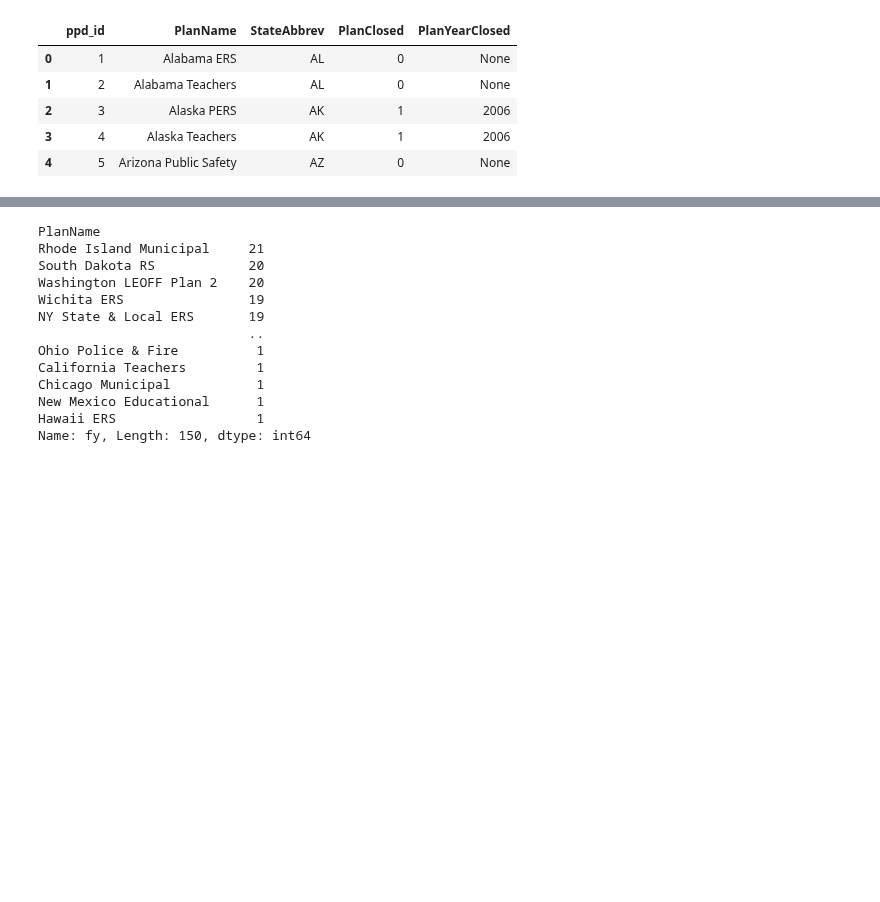
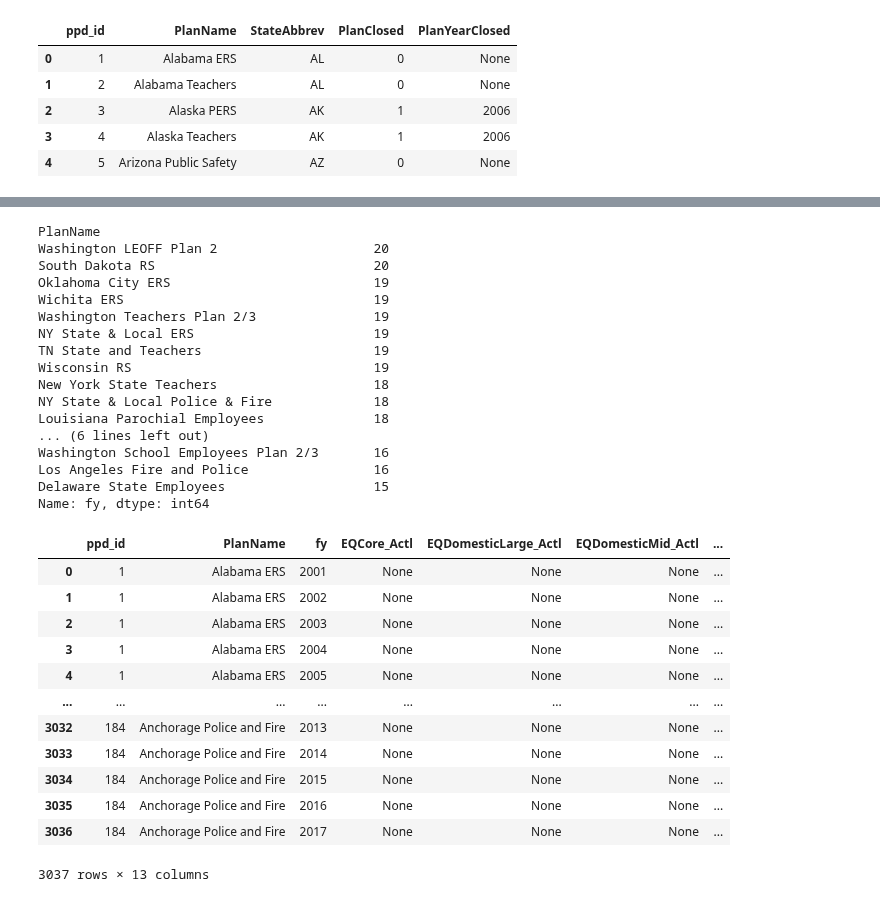
Before and after one commit to DeltaDeutsch/PPD-Group-Project, a Jupyter notebook: PPD Group Project.ipynb, the cells around one changed output, grey strips where cells are left out. Cells and saved outputs as stored; diff of their text form; code cells hidden in the pictures; blank space fills up the shorter version.

```diff
--- a/PPD Group Project.ipynb
+++ b/PPD Group Project.ipynb
@@ -53,16 +53,28 @@ paramsbasicplandata = {
     #"variables":
      #"v": ,
 }
+
+
+paramsbasicinvestperform = {
+    "q": "QDataset",
+    "dataset": "pensioninvestmentperformancedetailed_actl",
+     "format": "json",
+    #"variables":
+     #"v": ,
+}
 # %%
 ratiosresponse = requests.get(url, params = paramsratios)
 #print(ratiosresponse.url)
 plandataresponse = requests.get(url,params=paramsbasicplandata)
+investperformresponse = requests.get(url,params=paramsbasicinvestperform)
 # %%
 fundedratiosdata = ratiosresponse.json()
 plandata = plandataresponse.json()
+investperform = investperformresponse.json()
 # %%
 funded_ratios_full = pd.DataFrame(fundedratiosdata[1:])
 plan_data_full = pd.DataFrame(plandata[1:])
+investperform_data_full=pd.DataFrame(investperform[1:])
 # %%
 funded_ratios_full.columns
 # %% [output]
@@ -196,16 +208,41 @@ Name: fy, Length: 150, dtype: int64
 # %%
-plan_90plus_counts.sort_values(ascending=False).head()
+#Top 20 plan year counts
+plan_90plus_counts.sort_values(ascending=False).head(20)
 # %% [output]
 PlanName
-Rhode Island Municipal     21
-South Dakota RS            20
-Washington LEOFF Plan 2    20
-Wichita ERS                19
-NY State & Local ERS       19
-                           ..
-Ohio Police & Fire          1
-California Teachers         1
-Chicago Municipal           1
-New Mexico Educational      1
-Hawaii ERS                  1
-Name: fy, Length: 150, dtype: int64
+Washington LEOFF Plan 2                    20
+South Dakota RS                            20
+Oklahoma City ERS                          19
+Wichita ERS                                19
+Washington Teachers Plan 2/3               19
+NY State & Local ERS                       19
+TN State and Teachers                      19
+Wisconsin RS                               19
+New York State Teachers                    18
+NY State & Local Police & Fire             18
+Louisiana Parochial Employees              18
+... (6 lines left out)
+Washington School Employees Plan 2/3       16
+Los Angeles Fire and Police                16
+Delaware State Employees                   15
+Name: fy, dtype: int64
+# %%
+test_2=investperform_data_full[['ppd_id','PlanName','fy','EQCore_Actl',
+       'EQDomesticLarge_Actl', 'EQDomesticMid_Actl', 'EQDomesticMisc_Actl',
+       'EQDomesticSmall_Actl', 'EQGlobalGrowth_Actl', 'EQGlobal_Actl',
+       'EQIntlActv_Actl', 'EQIntlDev_Actl', 'EQIntlEmerg_Actl']]
+test_2.dropna(axis=1,how="all")
+# %% [output]
+|  | ppd_id | PlanName | fy | EQCore_Actl | EQDomesticLarge_Actl | EQDomesticMid_Actl | ... |
+| 0 | 1 | Alabama ERS | 2001 | None | None | None | ... |
+| 1 | 1 | Alabama ERS | 2002 | None | None | None | ... |
+| 2 | 1 | Alabama ERS | 2003 | None | None | None | ... |
+| 3 | 1 | Alabama ERS | 2004 | None | None | None | ... |
+| 4 | 1 | Alabama ERS | 2005 | None | None | None | ... |
+| ... | ... | ... | ... | ... | ... | ... | ... |
+| 3032 | 184 | Anchorage Police and Fire | 2013 | None | None | None | ... |
+| 3033 | 184 | Anchorage Police and Fire | 2014 | None | None | None | ... |
+| 3034 | 184 | Anchorage Police and Fire | 2015 | None | None | None | ... |
+| 3035 | 184 | Anchorage Police and Fire | 2016 | None | None | None | ... |
+| 3036 | 184 | Anchorage Police and Fire | 2017 | None | None | None | ... |
+3037 rows × 13 columns
```
Also changed, not shown: parts of 11 cells of this notebook.
